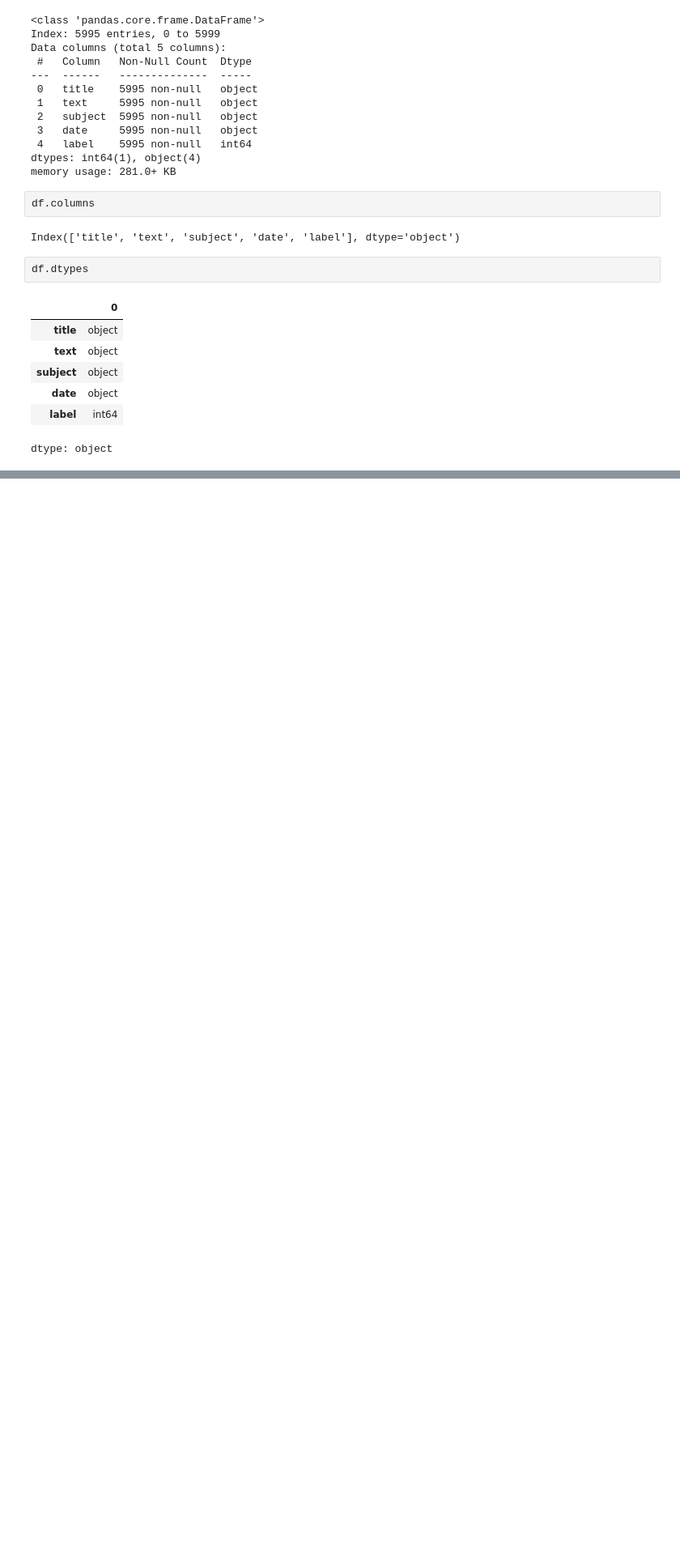
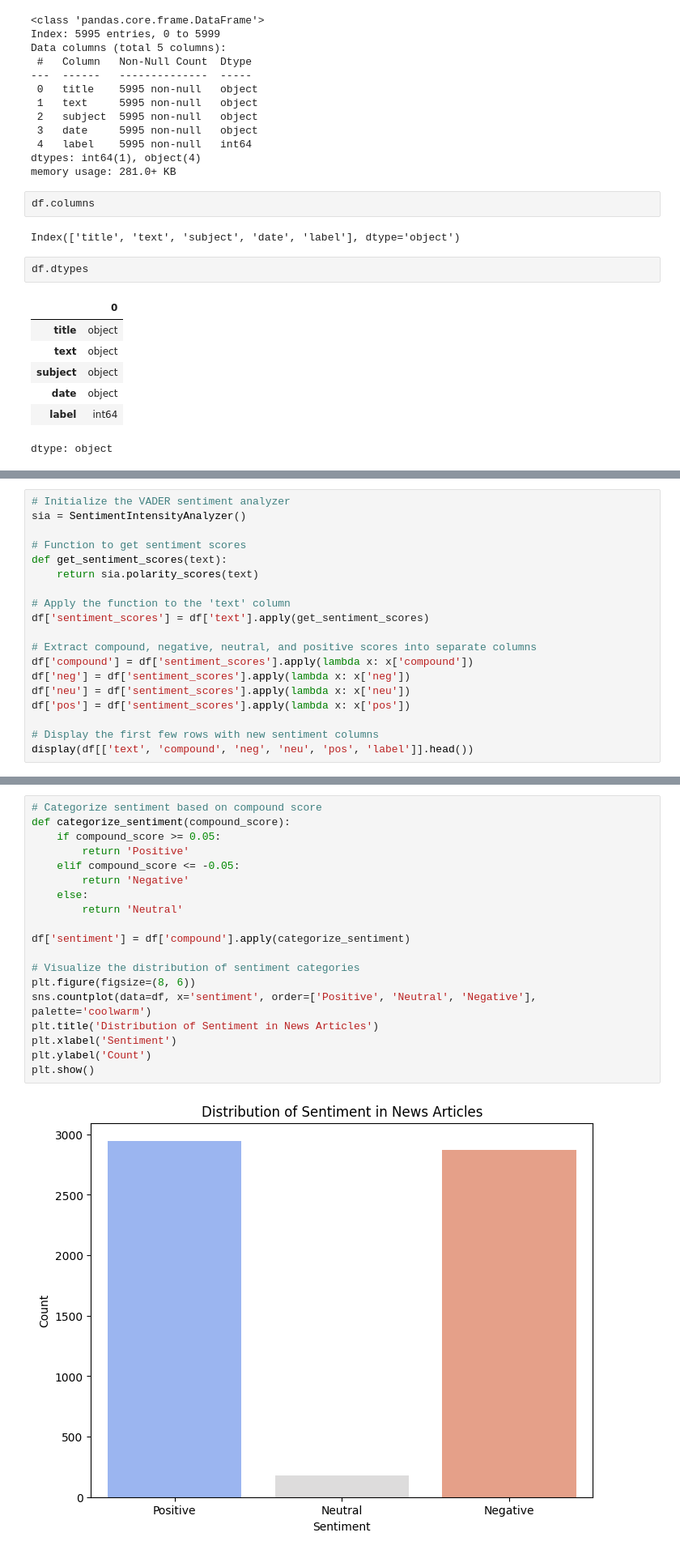
Before and after one commit to kxrrym03/Fake-News-Detection, a Jupyter notebook: Fake_News_Detection.ipynb, the cells around one changed output, grey strips where cells are left out. Shown at 81% size. Saved outputs shown, nothing was run; the diff lists cells and outputs as text; blank space fills up the shorter version.

```diff
--- a/Fake_News_Detection.ipynb
+++ b/Fake_News_Detection.ipynb
@@ -98,0 +162,19 @@ dtype: object
+# %%
+# Initialize the VADER sentiment analyzer
+sia = SentimentIntensityAnalyzer()
+
+# Function to get sentiment scores
+def get_sentiment_scores(text):
+    return sia.polarity_scores(text)
+
+# Apply the function to the 'text' column
+df['sentiment_scores'] = df['text'].apply(get_sentiment_scores)
+
+# Extract compound, negative, neutral, and positive scores into separate columns
+df['compound'] = df['sentiment_scores'].apply(lambda x: x['compound'])
+df['neg'] = df['sentiment_scores'].apply(lambda x: x['neg'])
+df['neu'] = df['sentiment_scores'].apply(lambda x: x['neu'])
+df['pos'] = df['sentiment_scores'].apply(lambda x: x['pos'])
+
+# Display the first few rows with new sentiment columns
+display(df[['text', 'compound', 'neg', 'neu', 'pos', 'label']].head())
@@ -98,0 +188,21 @@ dtype: object
+# %%
+# Categorize sentiment based on compound score
+def categorize_sentiment(compound_score):
+    if compound_score >= 0.05:
+        return 'Positive'
+    elif compound_score <= -0.05:
+        return 'Negative'
+    else:
+        return 'Neutral'
+
+df['sentiment'] = df['compound'].apply(categorize_sentiment)
+
+# Visualize the distribution of sentiment categories
+plt.figure(figsize=(8, 6))
+sns.countplot(data=df, x='sentiment', order=['Positive', 'Neutral', 'Negative'], palette='coolwarm')
+plt.title('Distribution of Sentiment in News Articles')
+plt.xlabel('Sentiment')
+plt.ylabel('Count')
+plt.show()
+# %% [output]
+[figure, added]
```
Also changed, not shown: parts of 11 cells of this notebook.
